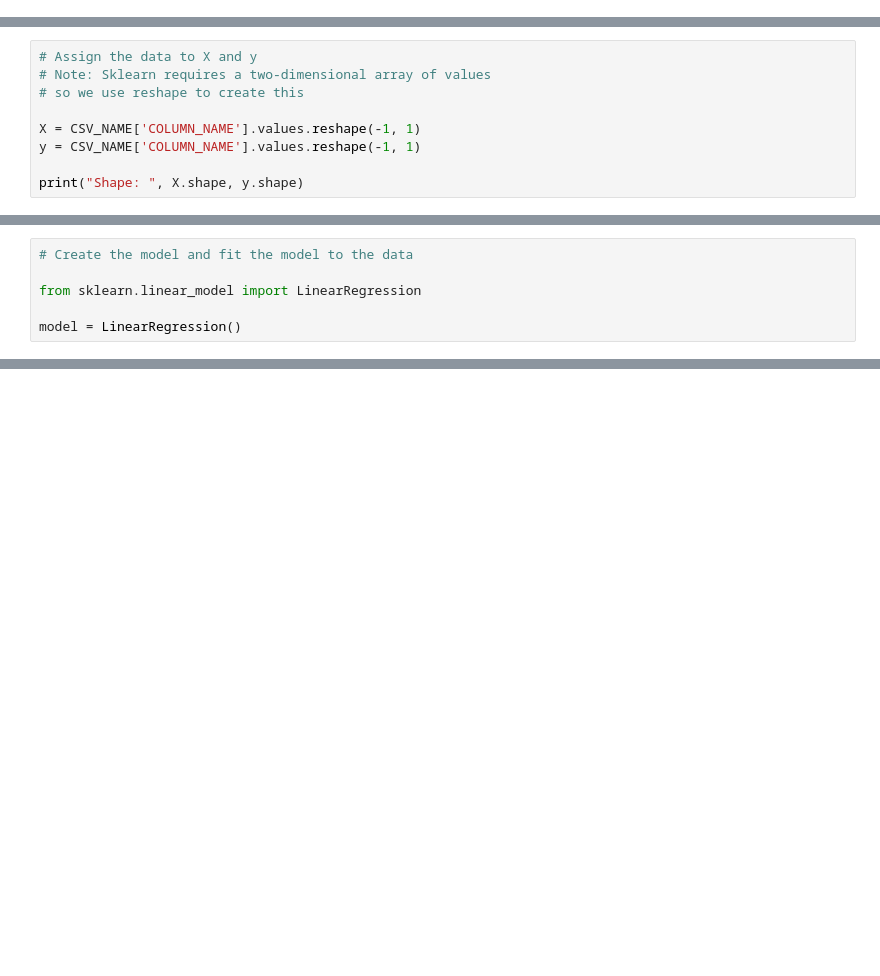
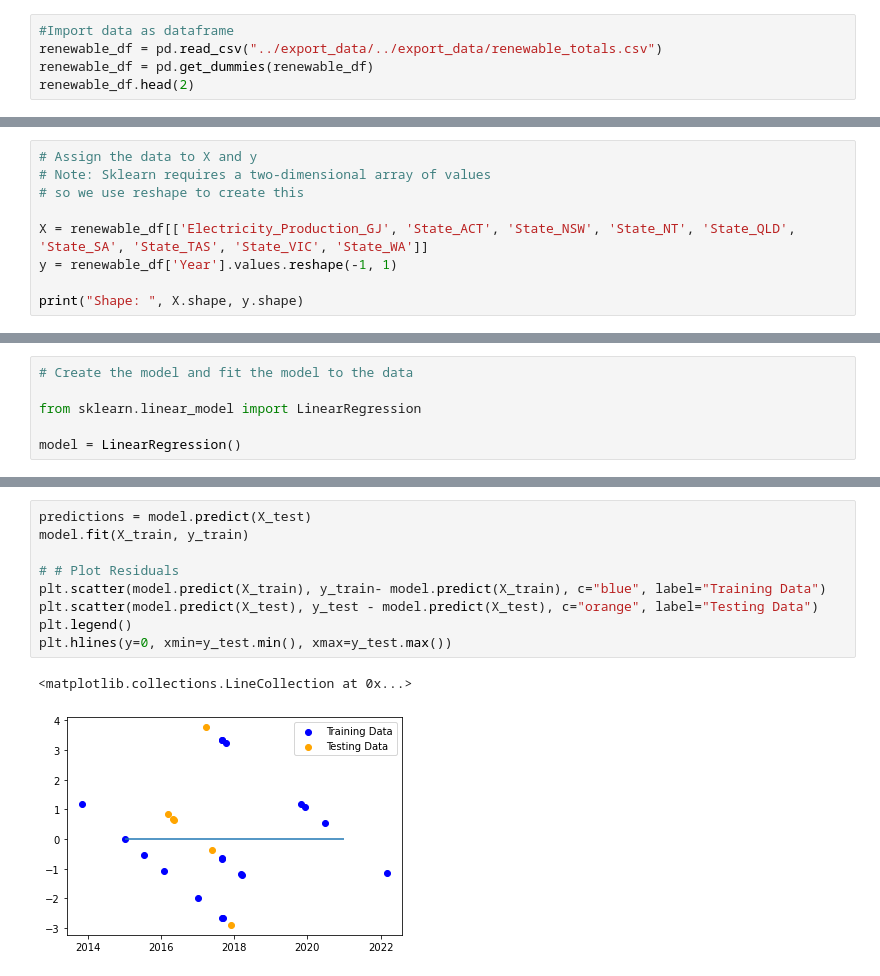
Before and after one commit to Carly-Jane/Australian_Energy_Insights, a Jupyter notebook: notebooks/machine_learning.ipynb, the cells around one changed output, grey strips where cells are left out. Cells and saved outputs as stored; diff of their text form; blank space fills up the shorter version.

```diff
--- a/notebooks/machine_learning.ipynb
+++ b/notebooks/machine_learning.ipynb
@@ -9,0 +12,5 @@ import pandas as pd
+# %%
+#Import data as dataframe
+renewable_df = pd.read_csv("../export_data/../export_data/renewable_totals.csv")
+renewable_df = pd.get_dummies(renewable_df)
+renewable_df.head(2)
@@ -12,7 +23,7 @@ import pandas as pd
 # Note: Sklearn requires a two-dimensional array of values
 # so we use reshape to create this
 
-X = CSV_NAME['COLUMN_NAME'].values.reshape(-1, 1)
-y = CSV_NAME['COLUMN_NAME'].values.reshape(-1, 1)
+X = renewable_df[['Electricity_Production_GJ', 'State_ACT', 'State_NSW', 'State_NT', 'State_QLD', 'State_SA', 'State_TAS', 'State_VIC', 'State_WA']]
+y = renewable_df['Year'].values.reshape(-1, 1)
 
 print("Shape: ", X.shape, y.shape)
@@ -38,0 +79,12 @@ plt.show()
+# %%
+predictions = model.predict(X_test)
+model.fit(X_train, y_train)
+
+# # Plot Residuals
+plt.scatter(model.predict(X_train), y_train- model.predict(X_train), c="blue", label="Training Data")
+plt.scatter(model.predict(X_test), y_test - model.predict(X_test), c="orange", label="Testing Data")
+plt.legend()
+plt.hlines(y=0, xmin=y_test.min(), xmax=y_test.max())
+# %% [output]
+<matplotlib.collections.LineCollection at 0x...>
+[figure, added]
```
Also changed, not shown: parts of 38 cells of this notebook, 10 other files.
